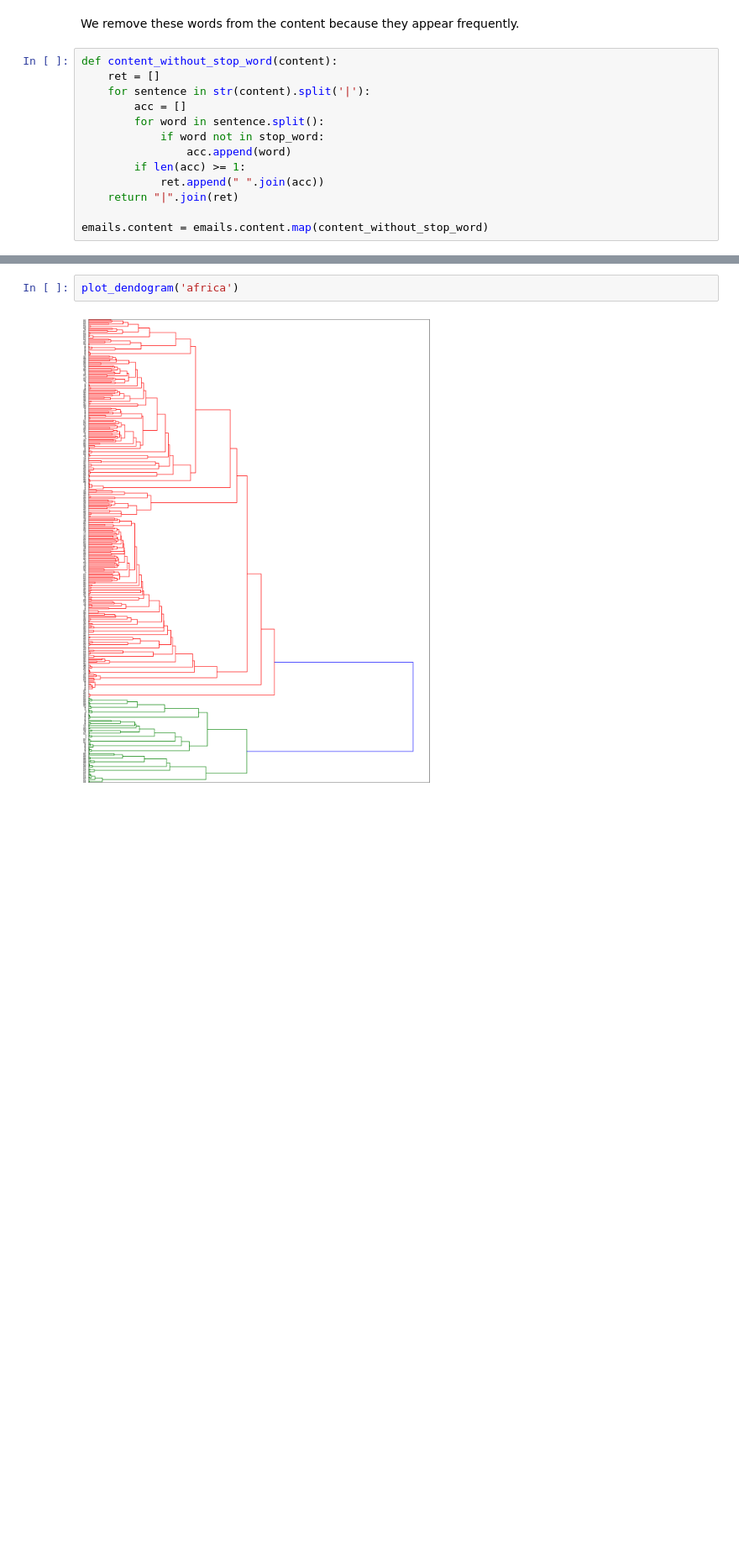
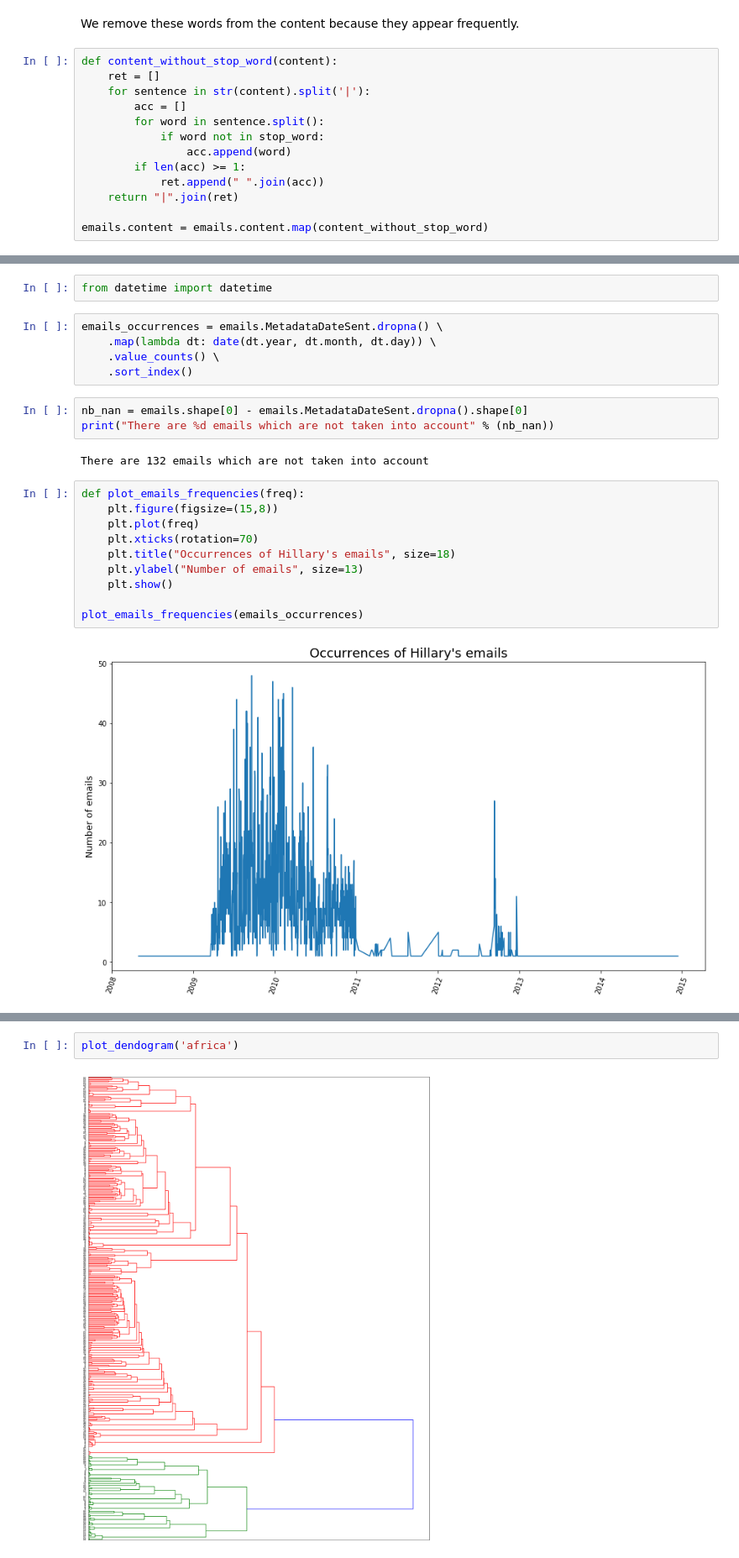
Before and after one commit to KennethThNg/Project, a Jupyter notebook: src/data_exploration.ipynb, the cells around one changed output, grey strips where cells are left out. Shown: that part at 84% size. Cells and saved outputs as stored; diff of their text form; blank space fills up the shorter version.

```diff
--- a/src/data_exploration.ipynb
+++ b/src/data_exploration.ipynb
@@ -773,0 +692,24 @@ def plot_dendogram(region):
+# %%
+from datetime import datetime
+# %%
+emails_occurrences = emails.MetadataDateSent.dropna() \
+    .map(lambda dt: date(dt.year, dt.month, dt.day)) \
+    .value_counts() \
+    .sort_index()
+# %%
+nb_nan = emails.shape[0] - emails.MetadataDateSent.dropna().shape[0]
+print("There are %d emails which are not taken into account" % (nb_nan))
+# %% [output]
+There are 132 emails which are not taken into account
+# %%
+def plot_emails_frequencies(freq):
+    plt.figure(figsize=(15,8))
+    plt.plot(freq)
+    plt.xticks(rotation=70)
+    plt.title("Occurrences of Hillary's emails", size=18)
+    plt.ylabel("Number of emails", size=13)
+    plt.show()
+
+plot_emails_frequencies(emails_occurrences)
+# %% [output]
+[figure, added]
```
Also changed, not shown: parts of 120 cells of this notebook.
